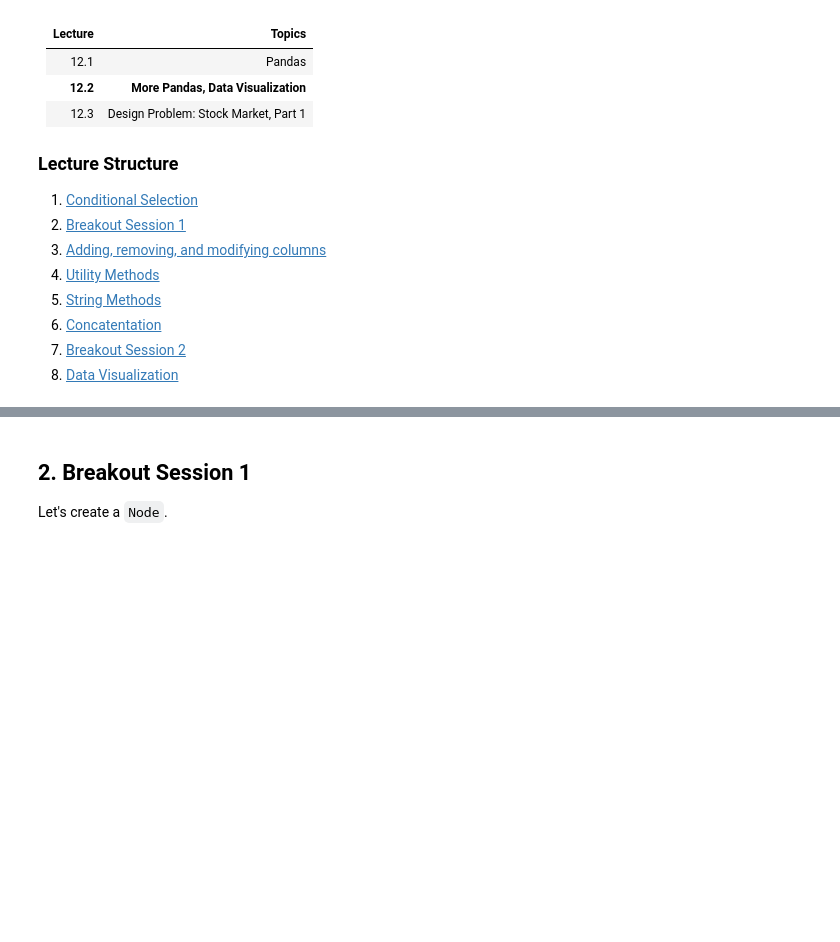
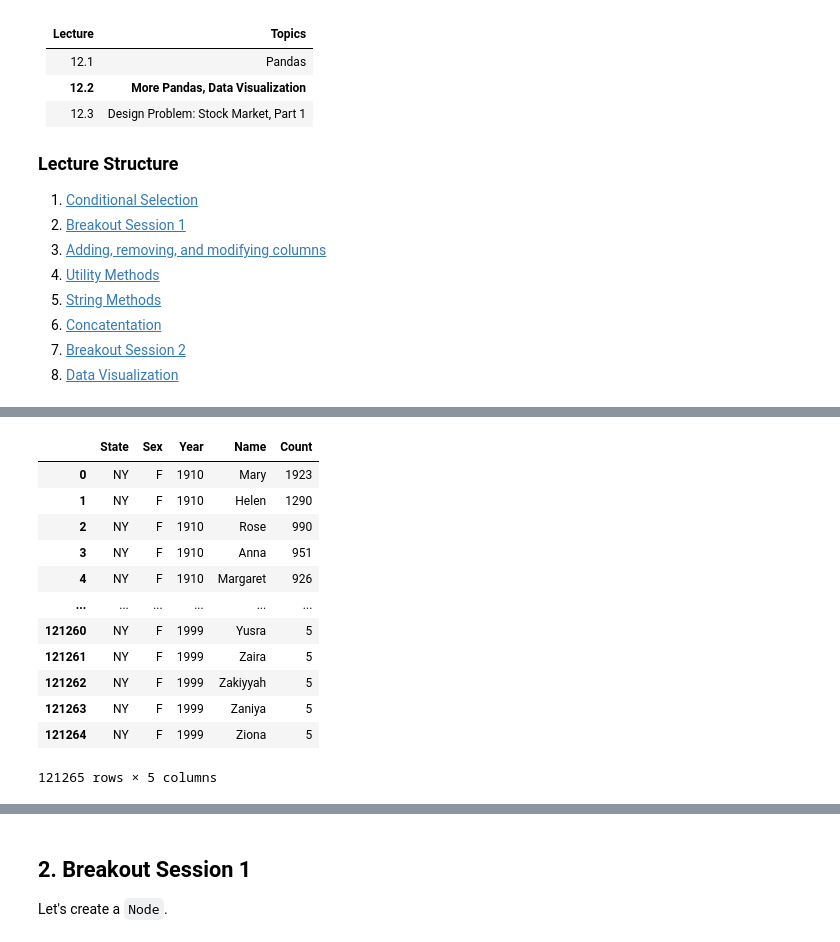
Before and after one commit to APS106/APS106-winter-2024-kinsella-goodfellow, a Jupyter notebook: lectures/week12/lecture2/notebooks/week12_lecture2_complete.ipynb, the cells around one changed output, grey strips where cells are left out. Cells and saved outputs as stored; diff of their text form; code cells hidden in the pictures; blank space fills up the shorter version.

```diff
--- a/lectures/week12/lecture2/notebooks/week12_lecture2_complete.ipynb
+++ b/lectures/week12/lecture2/notebooks/week12_lecture2_complete.ipynb
@@ -26,0 +182,16 @@ import pandas as pd
+# %%
+babynames.loc[(babynames["Sex"] == "F") & (babynames["Year"] < 2000), :]
+# %% [output]
+|  | State | Sex | Year | Name | Count |
+| 0 | NY | F | 1910 | Mary | 1923 |
+| 1 | NY | F | 1910 | Helen | 1290 |
+| 2 | NY | F | 1910 | Rose | 990 |
+| 3 | NY | F | 1910 | Anna | 951 |
+| 4 | NY | F | 1910 | Margaret | 926 |
+| ... | ... | ... | ... | ... | ... |
+| 121260 | NY | F | 1999 | Yusra | 5 |
+| 121261 | NY | F | 1999 | Zaira | 5 |
+| 121262 | NY | F | 1999 | Zakiyyah | 5 |
+| 121263 | NY | F | 1999 | Zaniya | 5 |
+| 121264 | NY | F | 1999 | Ziona | 5 |
+121265 rows × 5 columns
```
Also changed, not shown: parts of 41 cells of this notebook, 1 other file.
